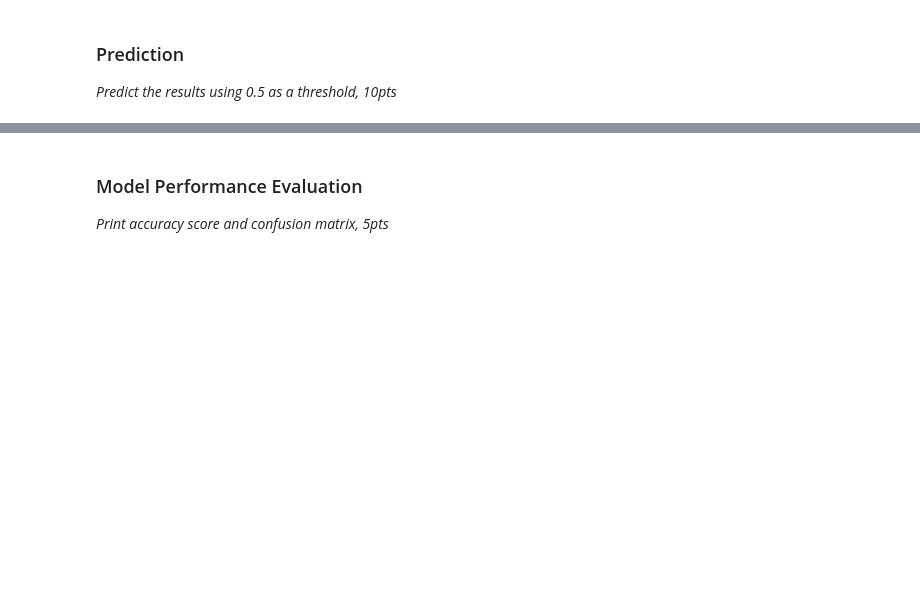
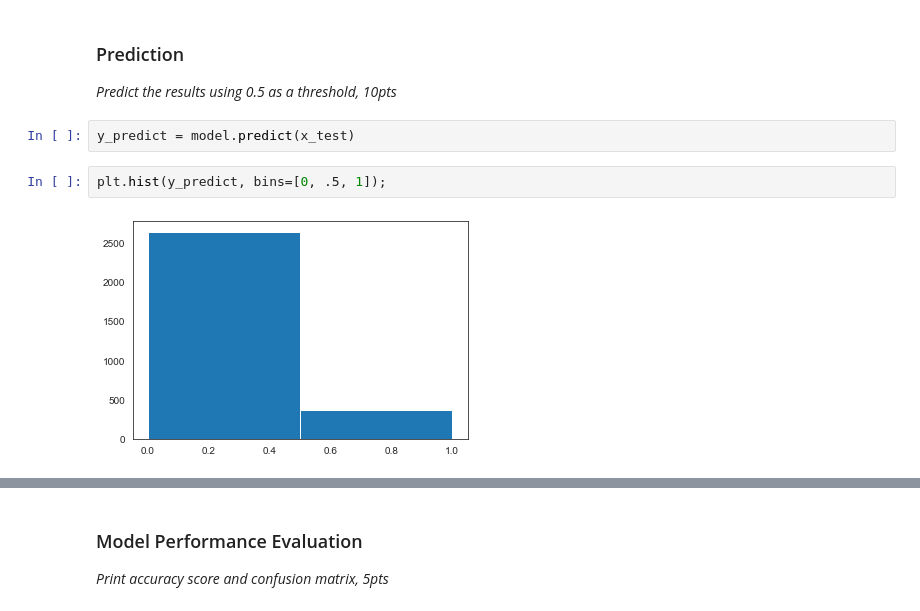
Before and after one commit to pcopley/uta-aiml, a Jupyter notebook: 06 Intro to Neural Networks/04 Project/Bank Churn Prediction Neural Network.ipynb, the cells around one changed output, grey strips where cells are left out. Cells and saved outputs as stored; diff of their text form; blank space fills up the shorter version.

```diff
--- a/06 Intro to Neural Networks/04 Project/Bank Churn Prediction Neural Network.ipynb
+++ b/06 Intro to Neural Networks/04 Project/Bank Churn Prediction Neural Network.ipynb
@@ -191,3 +199,9 @@ Test: 0.868
 # %% [markdown]
 ### Prediction
 *Predict the results using 0.5 as a threshold, 10pts*
+# %%
+y_predict = model.predict(x_test)
+# %%
+plt.hist(y_predict, bins=[0, .5, 1]);
+# %% [output]
+[figure, added]
```
Also changed, not shown: parts of 7 cells of this notebook, 2 other files.
